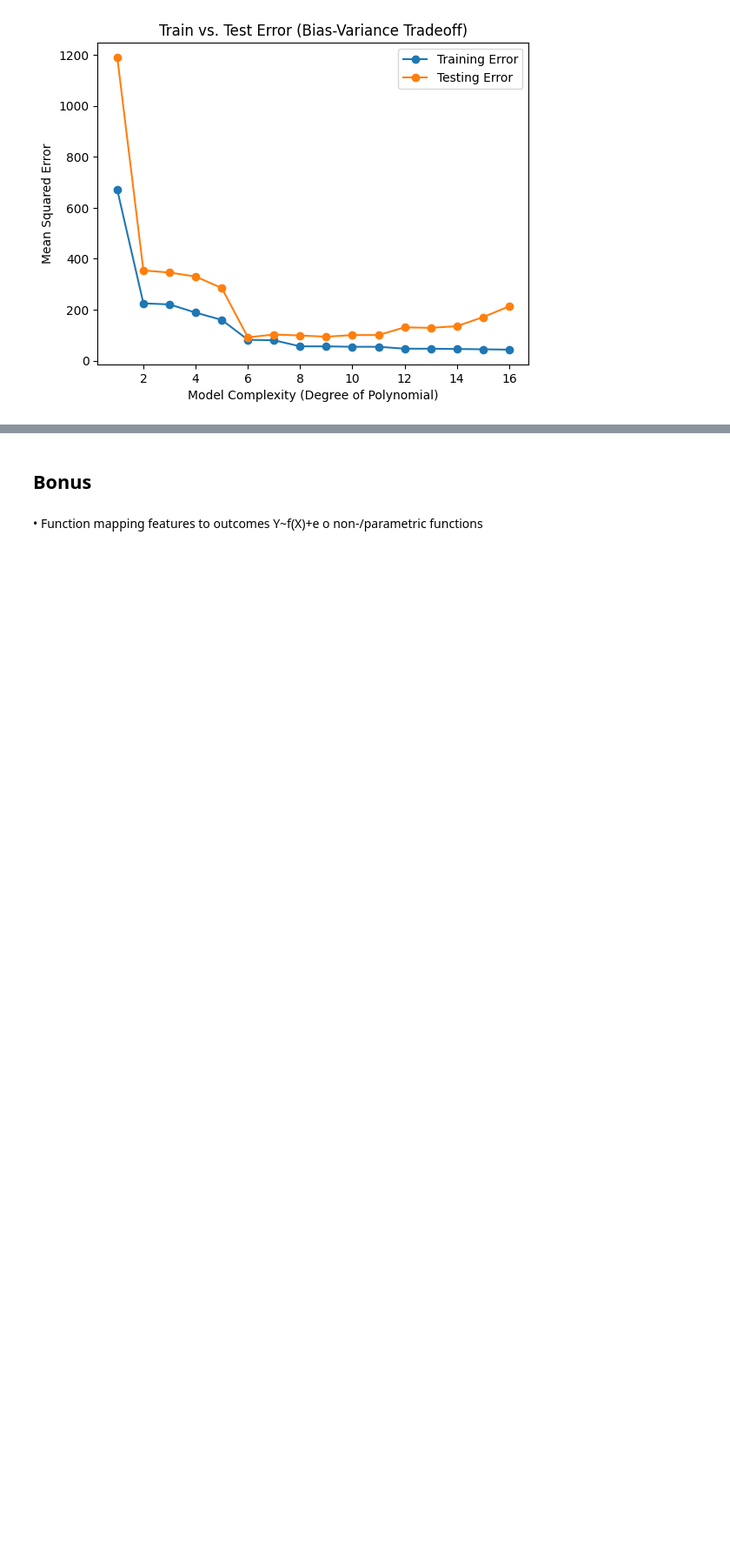
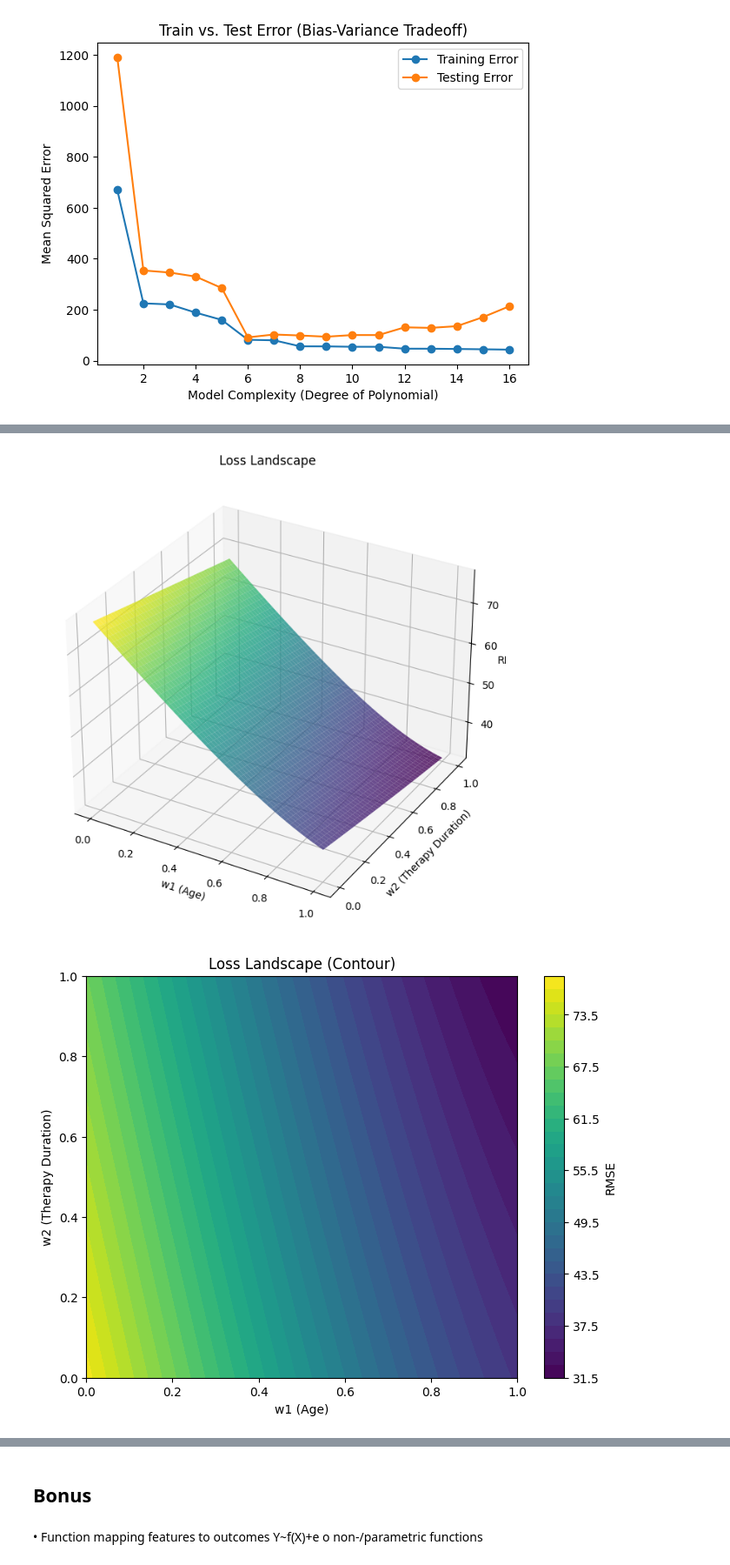
Before and after one commit to Jamoser123/PNR_Advanced_DataScience, a Jupyter notebook: 1_Overview/HandsOn_Introduction.ipynb, the cells around one changed output, grey strips where cells are left out. Shown at 87% size. Drawn from its saved outputs; the diff is of its cells as text; code cells hidden in the pictures; blank space fills up the shorter version.

```diff
--- a/1_Overview/HandsOn_Introduction.ipynb
+++ b/1_Overview/HandsOn_Introduction.ipynb
@@ -590,0 +794,37 @@ Visualize the optimization process of loss functions using RMSE.
+# %%
+from mpl_toolkits.mplot3d import Axes3D
+
+# Create parameter grid
+w1_range = np.linspace(0, 1, 50)
+w2_range = np.linspace(0, 1, 50)
+w1_grid, w2_grid = np.meshgrid(w1_range, w2_range)
+rmse_grid = np.zeros_like(w1_grid)
+
+# Compute RMSE for each parameter combination
+for i in range(w1_grid.shape[0]):
+    for j in range(w1_grid.shape[1]):
+        y_pred = w1_grid[i, j] * X_train['Age'] + w2_grid[i, j] * X_train['Therapy_Duration'] + b
+        residuals = y_pred - y_train
+        rmse_grid[i, j] = np.sqrt(np.mean(residuals**2))
+
+# 3D surface plot
+fig = plt.figure(figsize=(10, 8))
+ax = fig.add_subplot(111, projection='3d')
+ax.plot_surface(w1_grid, w2_grid, rmse_grid, cmap='viridis', alpha=0.8)
+ax.set_xlabel('w1 (Age)')
+ax.set_ylabel('w2 (Therapy Duration)')
+ax.set_zlabel('RMSE')
+plt.title('Loss Landscape')
+plt.show()
+
+# Contour plot
+plt.figure(figsize=(8, 6))
+plt.contourf(w1_grid, w2_grid, rmse_grid, levels=30, cmap='viridis')
+plt.colorbar(label='RMSE')
+plt.xlabel('w1 (Age)')
+plt.ylabel('w2 (Therapy Duration)')
+plt.title('Loss Landscape (Contour)')
+plt.show()
+# %% [output]
+[figure, added]
+[figure, added]
```
Also changed, not shown: parts of 24 cells of this notebook, 2 other files.
